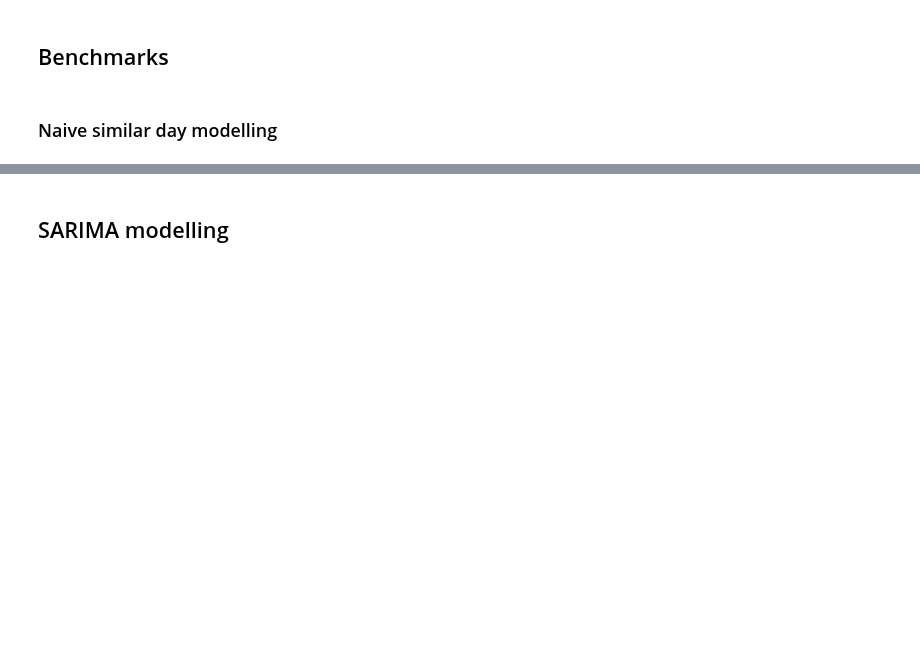
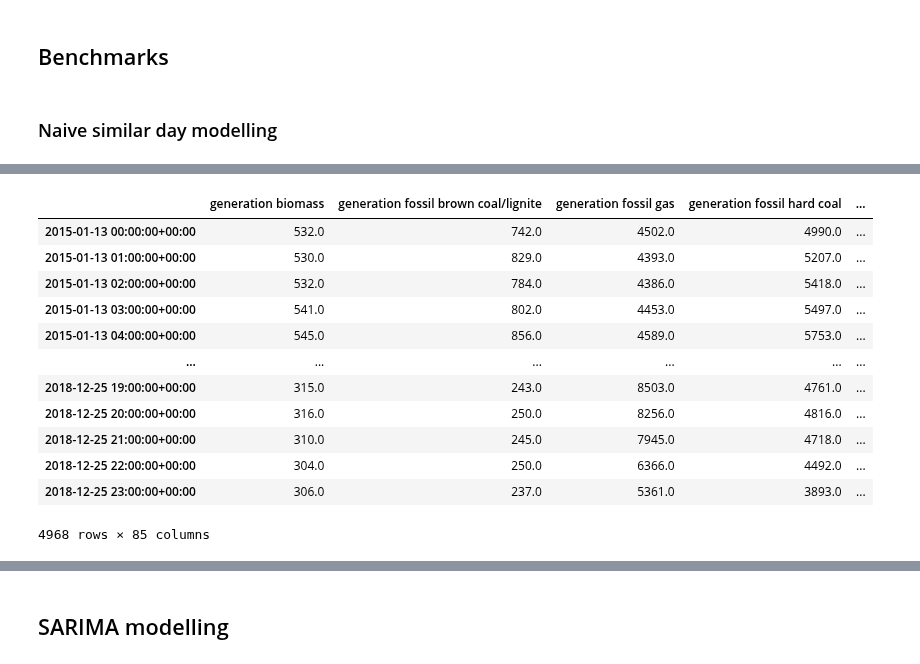
Before and after one commit to MiguelLoureiro98/EnergyForecasting, a Jupyter notebook: src/notebooks/hourly_forecasting/modelling.ipynb, the cells around one changed output, grey strips where cells are left out. Saved outputs shown, nothing was run; the diff lists cells and outputs as text; code cells hidden in the pictures; blank space fills up the shorter version.

```diff
--- a/src/notebooks/hourly_forecasting/modelling.ipynb
+++ b/src/notebooks/hourly_forecasting/modelling.ipynb
@@ -46,0 +38,4 @@ pd.concat([ser, weekday, hour], axis=1).loc[pd.concat([ser, weekday, hour], axis
+# %%
+copy_data = data.copy();
+# %%
+mon_sat_sun = copy_data.shift(24*7);
@@ -46,0 +47,16 @@ pd.concat([ser, weekday, hour], axis=1).loc[pd.concat([ser, weekday, hour], axis
+# %%
+mon_sat_sun.loc[mon_sat_sun.weekday == 1]
+# %% [output]
+|  | generation biomass | generation fossil brown coal/lignite | generation fossil gas | generation fossil hard coal | ... |
+| 2015-01-13 00:00:00+00:00 | 532.0 | 742.0 | 4502.0 | 4990.0 | ... |
+| 2015-01-13 01:00:00+00:00 | 530.0 | 829.0 | 4393.0 | 5207.0 | ... |
+| 2015-01-13 02:00:00+00:00 | 532.0 | 784.0 | 4386.0 | 5418.0 | ... |
+| 2015-01-13 03:00:00+00:00 | 541.0 | 802.0 | 4453.0 | 5497.0 | ... |
+| 2015-01-13 04:00:00+00:00 | 545.0 | 856.0 | 4589.0 | 5753.0 | ... |
+| ... | ... | ... | ... | ... | ... |
+| 2018-12-25 19:00:00+00:00 | 315.0 | 243.0 | 8503.0 | 4761.0 | ... |
+| 2018-12-25 20:00:00+00:00 | 316.0 | 250.0 | 8256.0 | 4816.0 | ... |
+| 2018-12-25 21:00:00+00:00 | 310.0 | 245.0 | 7945.0 | 4718.0 | ... |
+| 2018-12-25 22:00:00+00:00 | 304.0 | 250.0 | 6366.0 | 4492.0 | ... |
+| 2018-12-25 23:00:00+00:00 | 306.0 | 237.0 | 5361.0 | 3893.0 | ... |
+4968 rows × 85 columns
```
Also changed, not shown: parts of 10 cells of this notebook, 1 other file.
